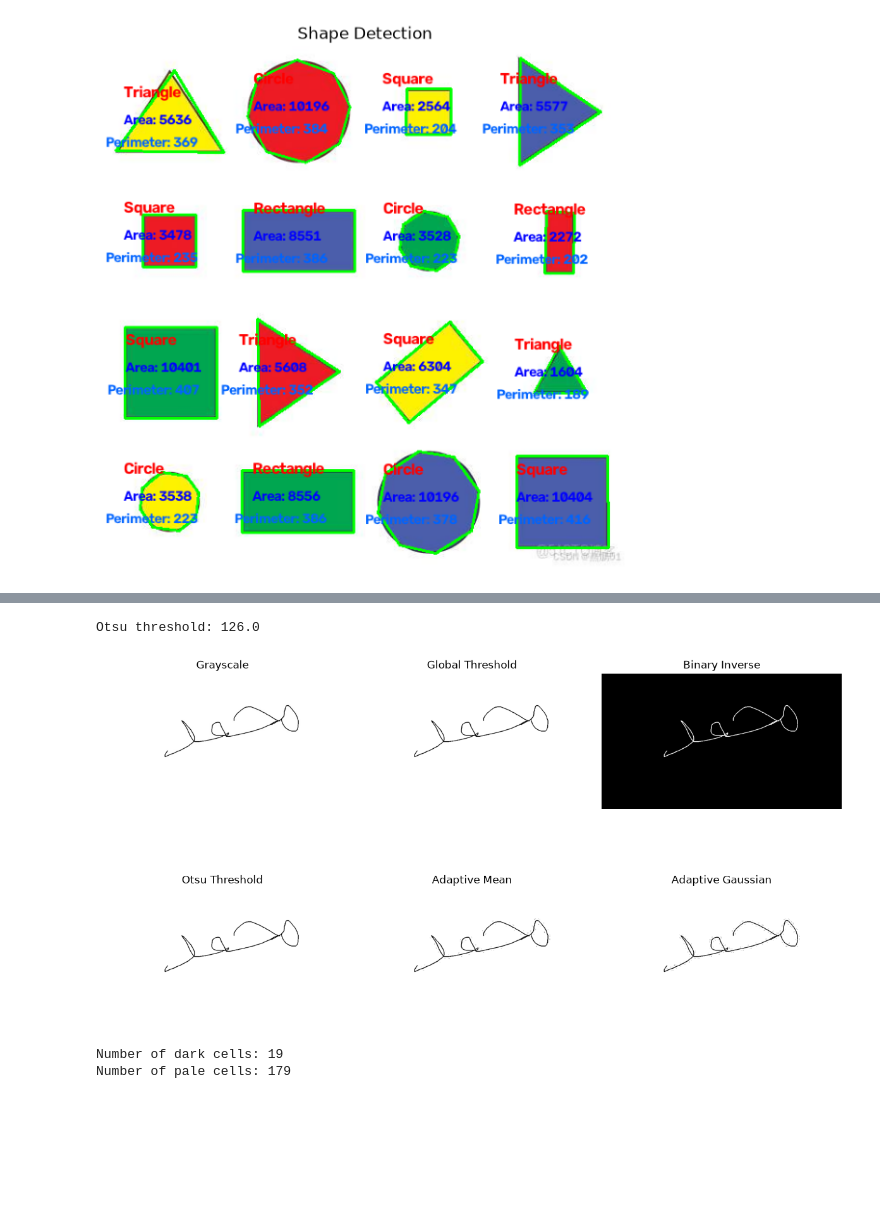
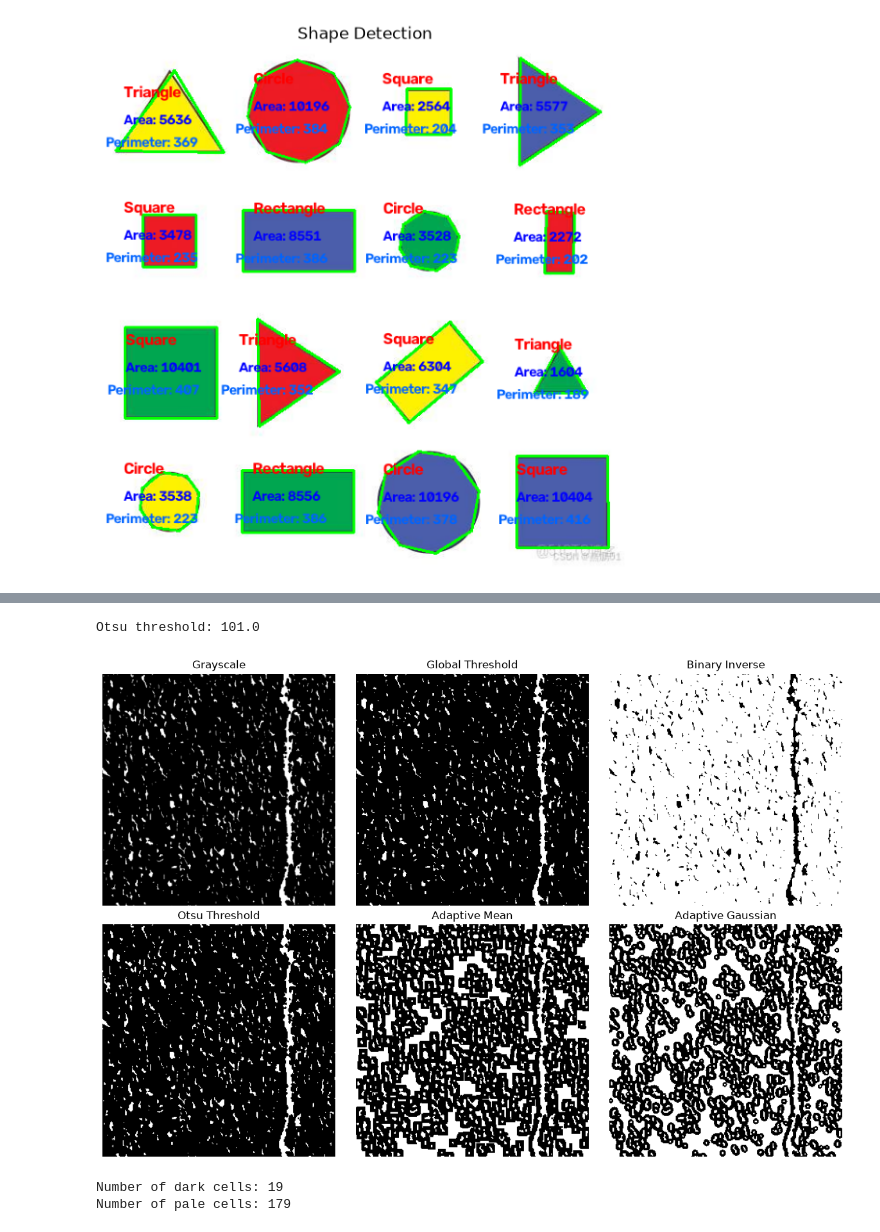
Before and after one commit to MustafaElhubagi/new-repository-cource, a Jupyter notebook: course/lec2.ipynb, the cells around one changed output, grey strips where cells are left out. Drawn from its saved outputs; the diff is of its cells as text; code cells hidden in the pictures; blank space fills up the shorter version.

```diff
--- a/course/lec2.ipynb
+++ b/course/lec2.ipynb
@@ -709,7 +709,7 @@ import cv2
 import matplotlib.pyplot as plt
 
 # Read image
-image = cv2.imread(r"C:\Users\PC-LAB1\Desktop\New folder\paint1.jpg")
+image = cv2.imread(r"C:\Users\PC-LAB1\Desktop\Screenshot 2026-09-23 125743.png")
 
 # Convert to grayscale
 gray = cv2.cvtColor(image, cv2.COLOR_BGR2GRAY)
@@ -774,35 +774,35 @@ plt.title("Grayscale")
 plt.axis("off")
 
 plt.subplot(2, 3, 2)
 plt.imshow(binary, cmap="gray")
 plt.title("Global Threshold")
 plt.axis("off")
 
 plt.subplot(2, 3, 3)
 plt.imshow(binary_inv, cmap="gray")
 plt.title("Binary Inverse")
 plt.axis("off")
 
 plt.subplot(2, 3, 4)
 plt.imshow(otsu, cmap="gray")
 plt.title("Otsu Threshold")
 plt.axis("off")
 
 plt.subplot(2, 3, 5)
 plt.imshow(adaptive_mean, cmap="gray")
 plt.title("Adaptive Mean")
 plt.axis("off")
 
 plt.subplot(2, 3, 6)
 plt.imshow(adaptive_gaussian, cmap="gray")
 plt.title("Adaptive Gaussian")
 plt.axis("off")
 
 plt.tight_layout()
 plt.show()
 # %% [output]
-Otsu threshold: 126.0
+Otsu threshold: 101.0
-[figure, old version]
+[figure, new version]
 # %%
 
 import cv2
```
Also changed, not shown: parts of 1 cell of this notebook, 8 other files.
